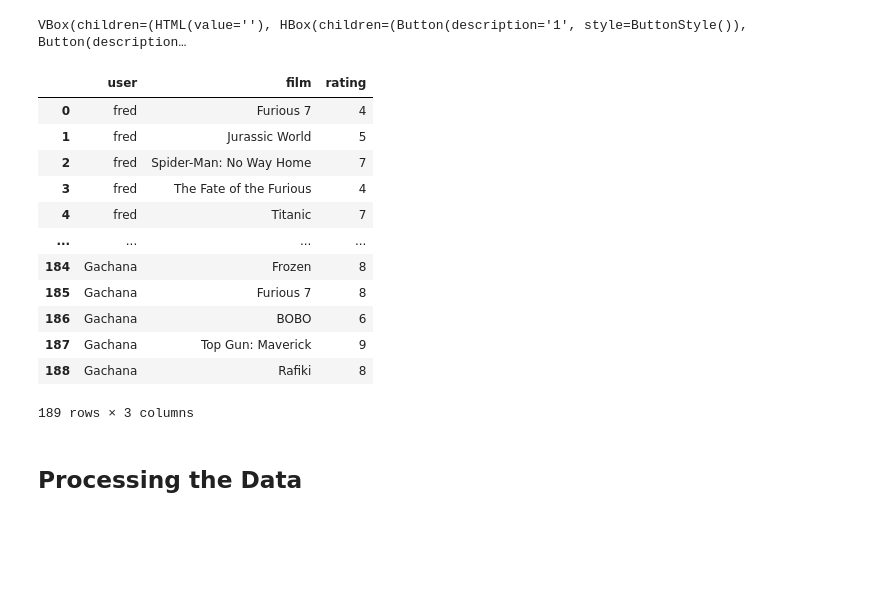
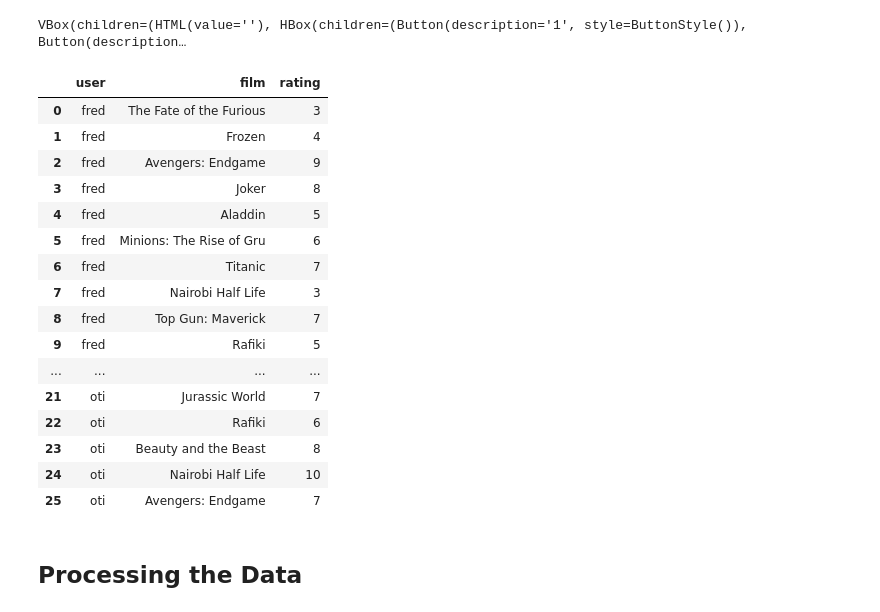
Before and after one commit to silprosa/fynesse_mlfc, a Jupyter notebook: _notebooks/04-collaborative-filtering-practical.ipynb, the cells around one changed output. Drawn from its saved outputs; the diff is of its cells as text; code cells hidden in the pictures; blank space fills up the shorter version.

```diff
--- a/_notebooks/04-collaborative-filtering-practical.ipynb
+++ b/_notebooks/04-collaborative-filtering-practical.ipynb
@@ -584,22 +592,25 @@ VBox(children=(HTML(value=''), HBox(children=(Button(description='1', style=Butt
 # %%
 # run this cell to collect everyone's responses
 Y = responses()
 Y
-len(y.description())/
 # %% [output]
 |  | user | film | rating |
-| 0 | fred | Furious 7 | 4 |
-| 1 | fred | Jurassic World | 5 |
-| 2 | fred | Spider-Man: No Way Home | 7 |
-| 3 | fred | The Fate of the Furious | 4 |
-| 4 | fred | Titanic | 7 |
+| 0 | fred | The Fate of the Furious | 3 |
+| 1 | fred | Frozen | 4 |
+| 2 | fred | Avengers: Endgame | 9 |
+| 3 | fred | Joker | 8 |
+| 4 | fred | Aladdin | 5 |
+| 5 | fred | Minions: The Rise of Gru | 6 |
+| 6 | fred | Titanic | 7 |
+| 7 | fred | Nairobi Half Life | 3 |
+| 8 | fred | Top Gun: Maverick | 7 |
+| 9 | fred | Rafiki | 5 |
 | ... | ... | ... | ... |
-| 184 | Gachana | Frozen | 8 |
-| 185 | Gachana | Furious 7 | 8 |
-| 186 | Gachana | BOBO | 6 |
-| 187 | Gachana | Top Gun: Maverick | 9 |
-| 188 | Gachana | Rafiki | 8 |
+| 21 | oti | Jurassic World | 7 |
+| 22 | oti | Rafiki | 6 |
+| 23 | oti | Beauty and the Beast | 8 |
+| 24 | oti | Nairobi Half Life | 10 |
+| 25 | oti | Avengers: Endgame | 7 |
-189 rows × 3 columns
 # %% [markdown]
 ## Processing the Data
 # %% [markdown]
```
Also changed, not shown: parts of 6 cells of this notebook.
